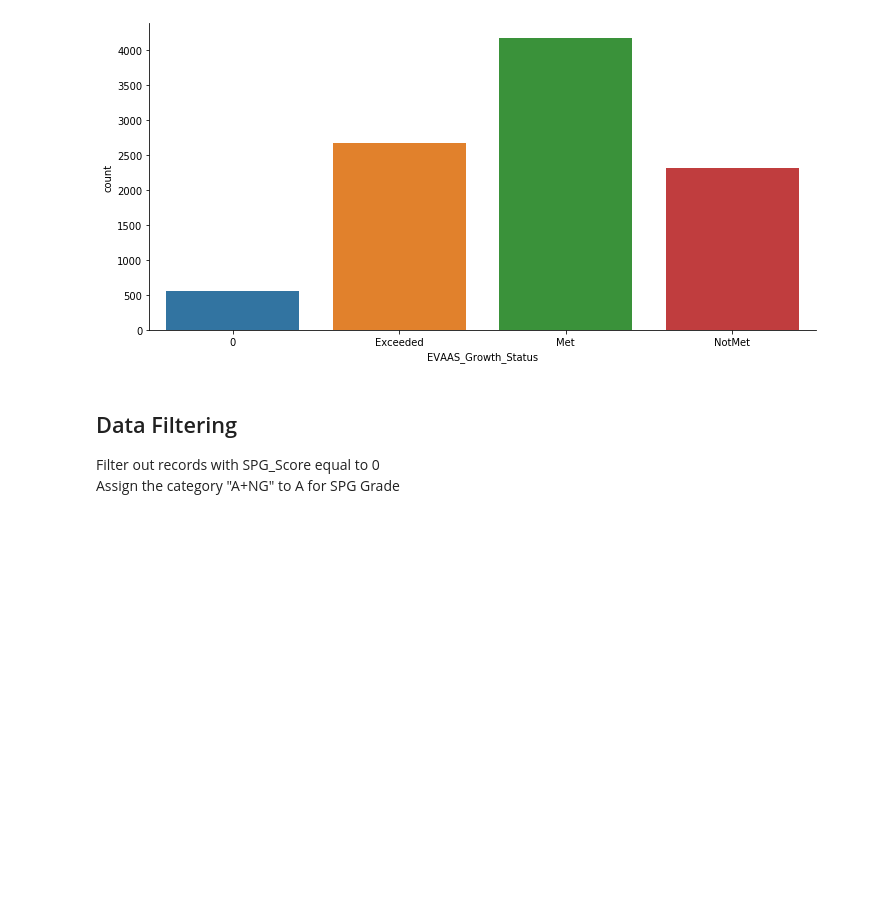
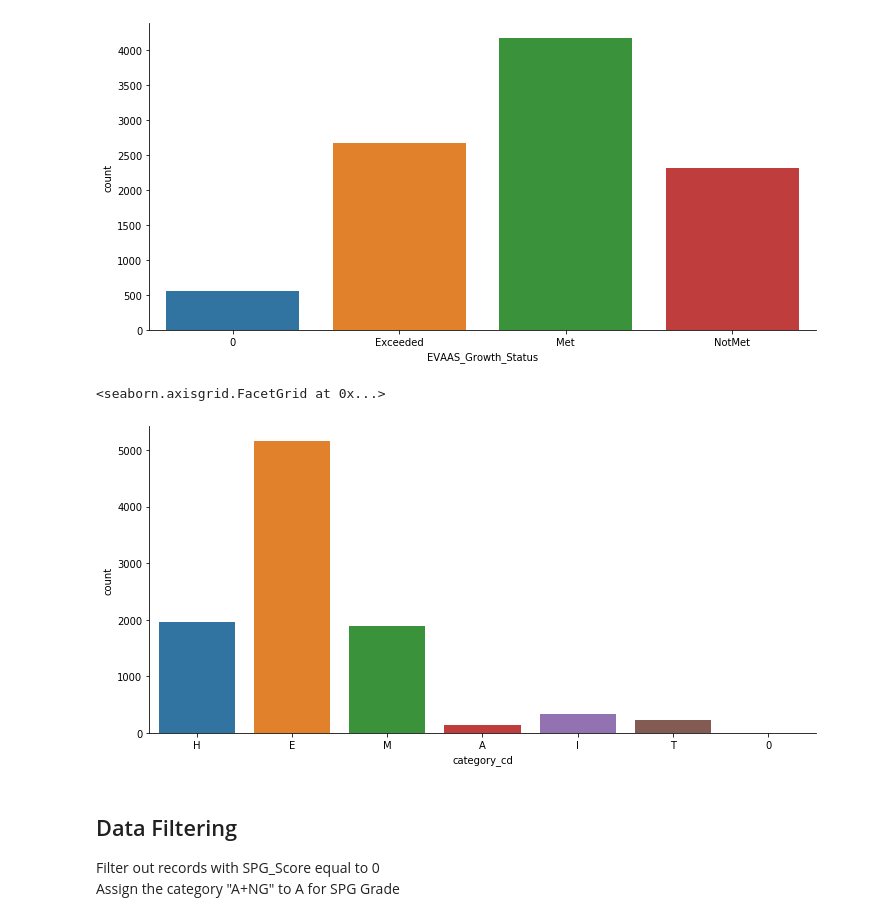
Before and after one commit to fredpoon/ds_7331_jyrf_eda, a Jupyter notebook: NCEdu_Visual_YZ.ipynb, the cells around one changed output. Saved outputs shown, nothing was run; the diff lists cells and outputs as text; code cells hidden in the pictures; blank space fills up the shorter version.

Commit message:
Yang add category_cd plots

```diff
--- a/NCEdu_Visual_YZ.ipynb
+++ b/NCEdu_Visual_YZ.ipynb
@@ -95,6 +95,13 @@ sns.factorplot("EVAAS_Growth_Status", data=df, aspect=2,
 # %% [output]
 <seaborn.axisgrid.FacetGrid at 0x...>
 [figure]
+# %%
+#Distribution of School Category
+sns.factorplot("category_cd", data=df, aspect=2,
+                       kind="count")
+# %% [output]
+<seaborn.axisgrid.FacetGrid at 0x...>
+[figure, added]
 # %% [markdown]
 ## Data Filtering
 Filter out records with SPG_Score equal to 0
```
Also changed, not shown: parts of 10 cells of this notebook.
